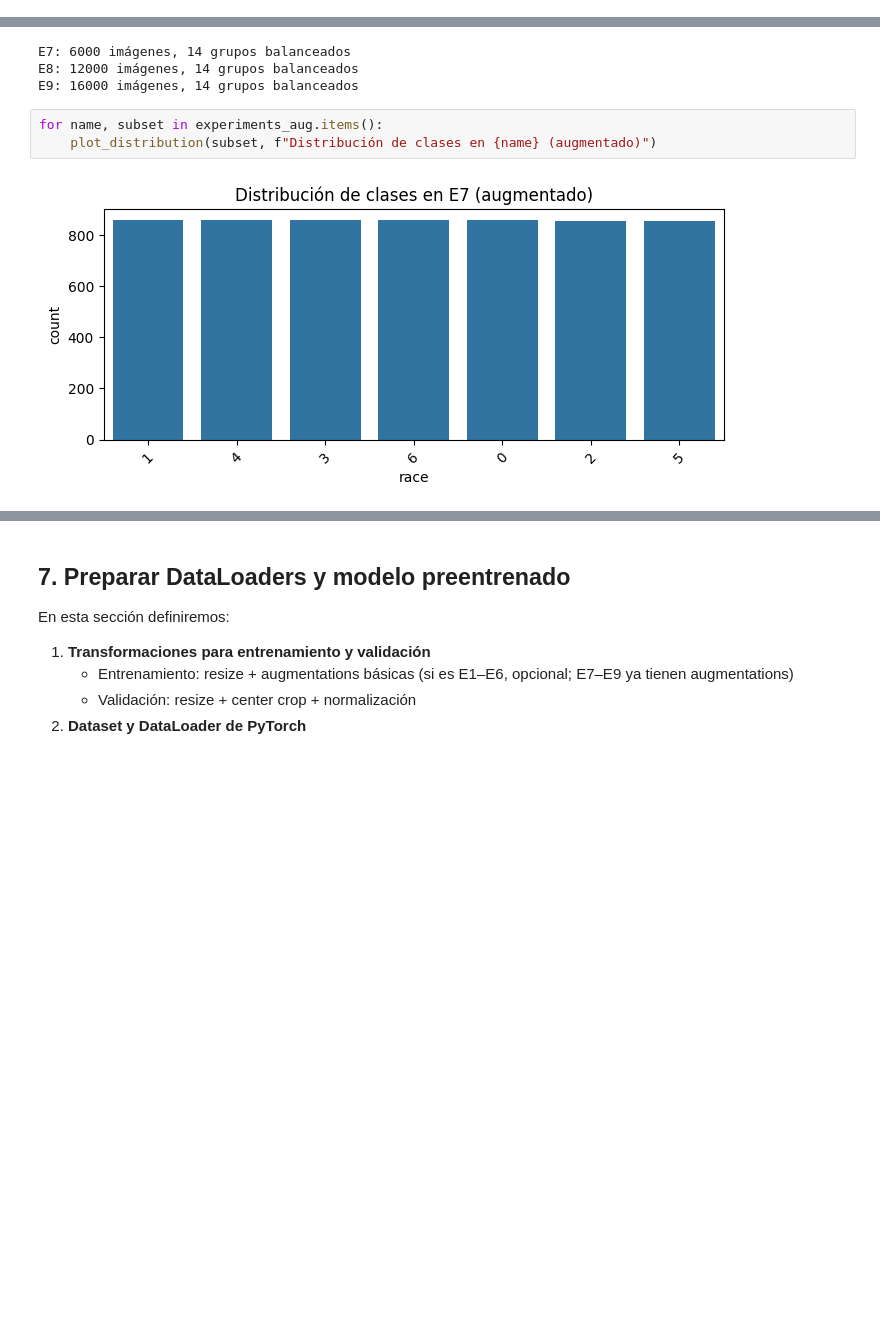
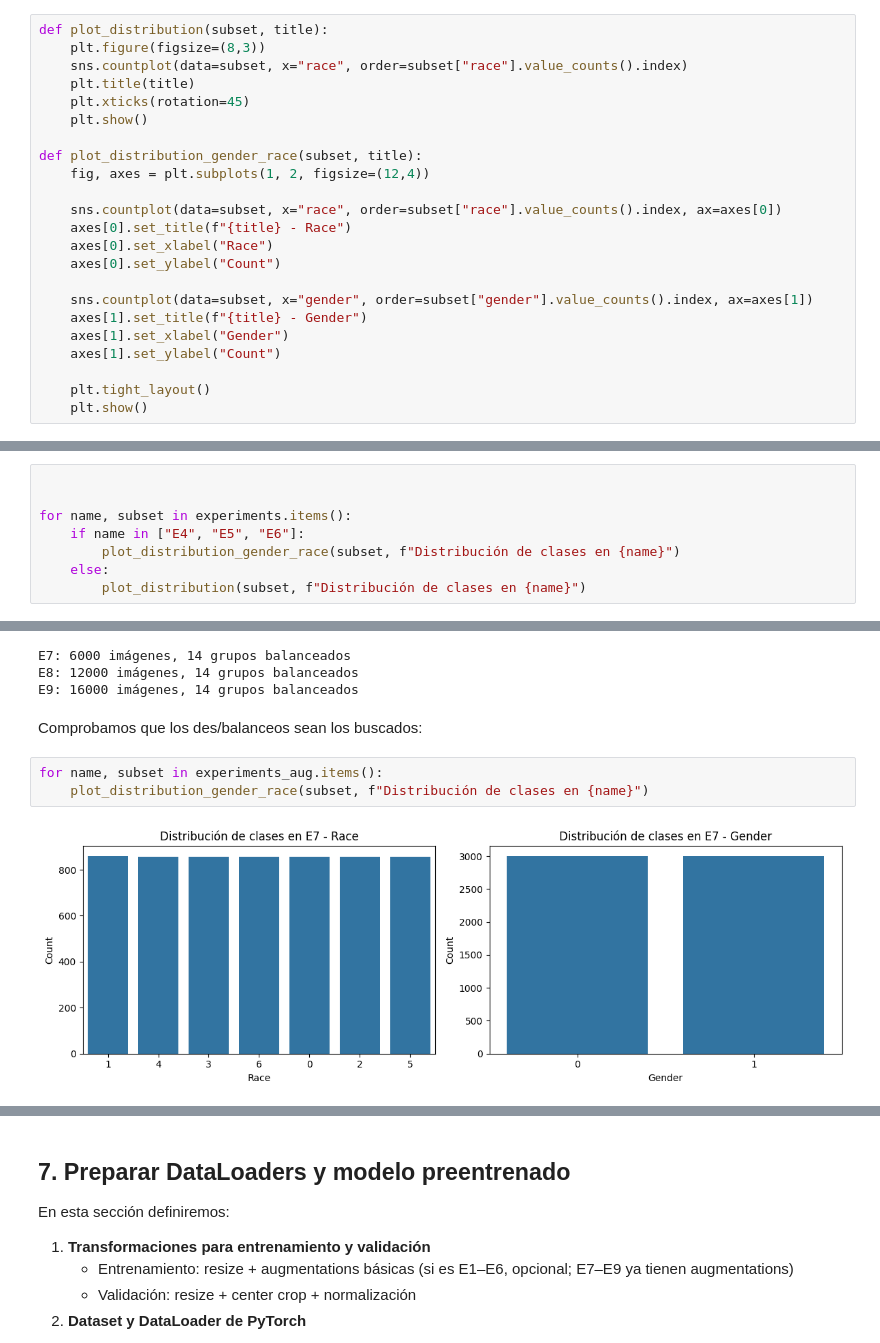
Before and after one commit to saulbyRB/Bias-experiments, a Jupyter notebook: Proyecto_individual.ipynb, the cells around one changed output, grey strips where cells are left out. Saved outputs shown, nothing was run; the diff lists cells and outputs as text; blank space fills up the shorter version.

```diff
--- a/Proyecto_individual.ipynb
+++ b/Proyecto_individual.ipynb
@@ -336,0 +326,23 @@ for name, subset in experiments.items():
+# %%
+def plot_distribution(subset, title):
+    plt.figure(figsize=(8,3))
+    sns.countplot(data=subset, x="race", order=subset["race"].value_counts().index)
+    plt.title(title)
+    plt.xticks(rotation=45)
+    plt.show()
+
+def plot_distribution_gender_race(subset, title):
+    fig, axes = plt.subplots(1, 2, figsize=(12,4))
+
+    sns.countplot(data=subset, x="race", order=subset["race"].value_counts().index, ax=axes[0])
+    axes[0].set_title(f"{title} - Race")
+    axes[0].set_xlabel("Race")
+    axes[0].set_ylabel("Count")
+
+    sns.countplot(data=subset, x="gender", order=subset["gender"].value_counts().index, ax=axes[1])
+    axes[1].set_title(f"{title} - Gender")
+    axes[1].set_xlabel("Gender")
+    axes[1].set_ylabel("Count")
+
+    plt.tight_layout()
+    plt.show()
@@ -336,0 +351,8 @@ for name, subset in experiments.items():
+# %%
+
+
+for name, subset in experiments.items():
+    if name in ["E4", "E5", "E6"]:
+        plot_distribution_gender_race(subset, f"Distribución de clases en {name}")
+    else:
+        plot_distribution(subset, f"Distribución de clases en {name}")
@@ -439,8 +468,10 @@ for exp_name, total_size in aug_configs.items():
 E7: 6000 imágenes, 14 grupos balanceados
 E8: 12000 imágenes, 14 grupos balanceados
 E9: 16000 imágenes, 14 grupos balanceados
+# %% [markdown]
+Comprobamos que los des/balanceos sean los buscados:
 # %%
 for name, subset in experiments_aug.items():
-    plot_distribution(subset, f"Distribución de clases en {name} (augmentado)")
+    plot_distribution_gender_race(subset, f"Distribución de clases en {name}")
 # %% [output]
-[figure, old version]
+[figure, new version]
```
Also changed, not shown: parts of 19 cells of this notebook.
